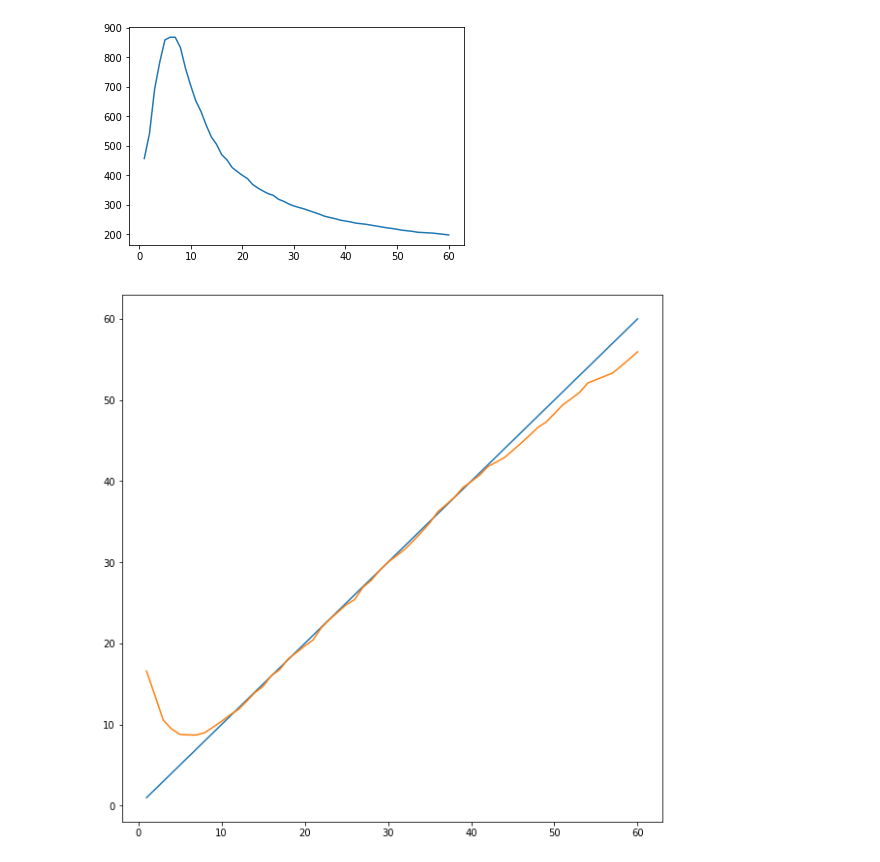
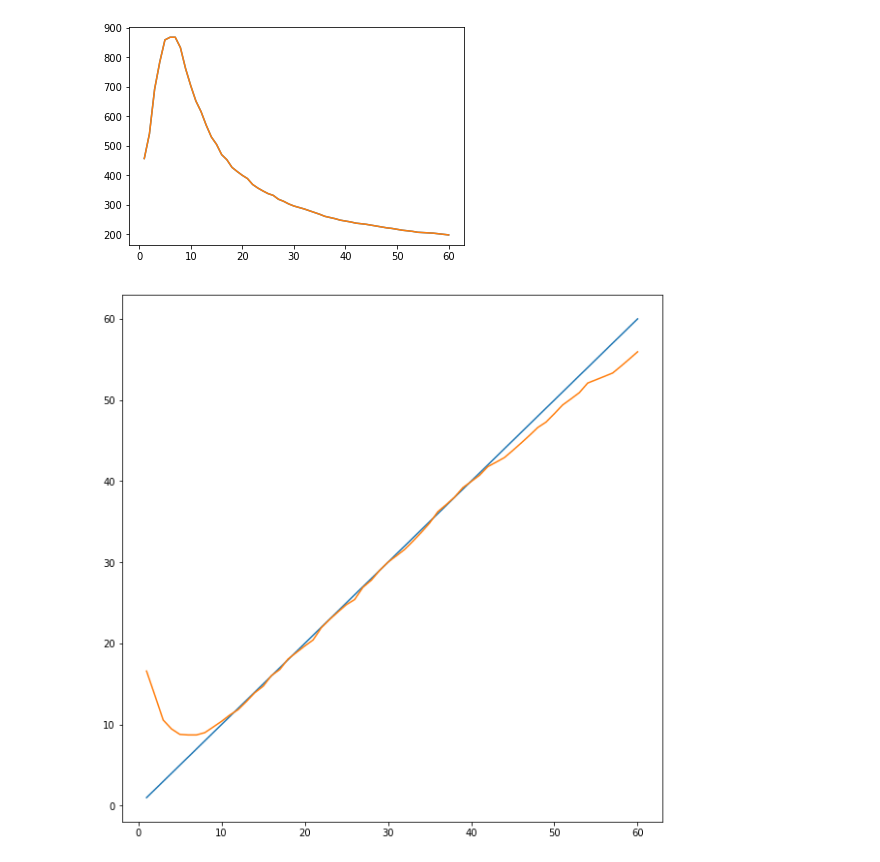
Before and after one commit to fznsakib/arduino-mapping, a Jupyter notebook: graphs/calibration.ipynb, the cells around one changed output. Drawn from its saved outputs; the diff is of its cells as text; code cells hidden in the pictures.

```diff
--- a/graphs/calibration.ipynb
+++ b/graphs/calibration.ipynb
@@ -6,12 +6,13 @@ import numpy as np
 # plt.rc('text', usetex=True)
 # plt.rc('font', family='serif')
 # %%
-def plot_calibration_data(data):
+def plot_calibration_data(data, data2):
     fig, ax = plt.subplots()
 
     xs = [i for i in range(1, len(data) + 1)]
 
     ax.plot(xs, data)
+    ax.plot(xs, data2)
 
     plt.show()
 
@@ -36,8 +37,8 @@ distances = ((voltages / 12.494) ** (1 / -0.616))
 distances2 = ((voltages / 22) ** (1 / -0.8))
 new_calibration = ((voltages**1.38 / 20) ** (1 / -0.78)) + 5
 # %%
-plot_calibration_data(final_eight_bits)
+plot_calibration_data(final_eight_bits, final_eight_bits)
 plot_distances(new_calibration)
 # %% [output]
-[figure, old version]
+[figure, new version]
 [figure]
```
Also changed, not shown: parts of 2 cells of this notebook.
